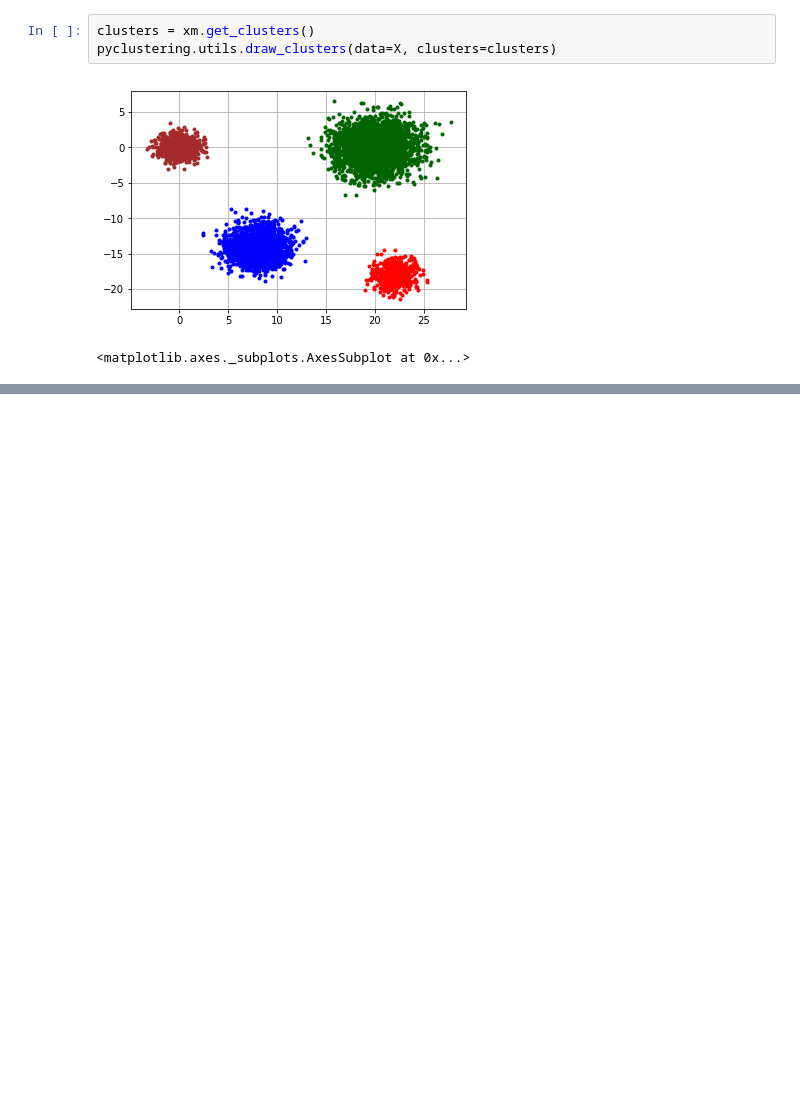
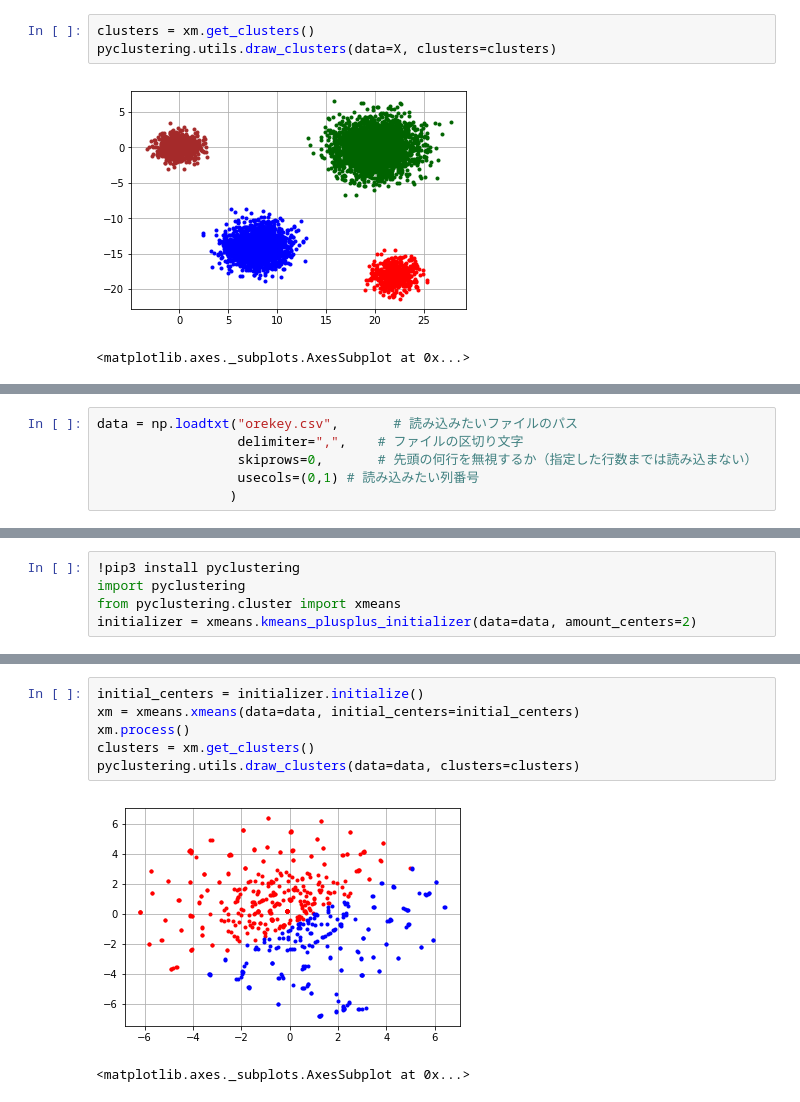
Before and after one commit to yoshichikaGithub/test, a Jupyter notebook: xmeans.ipynb, the cells around one changed output, grey strips where cells are left out. Drawn from its saved outputs; the diff is of its cells as text; blank space fills up the shorter version.

```diff
--- a/xmeans.ipynb
+++ b/xmeans.ipynb
@@ -90,0 +104,6 @@ pyclustering.utils.draw_clusters(data=X, clusters=clusters)
+# %%
+data = np.loadtxt("orekey.csv",       # 読み込みたいファイルのパス
+                  delimiter=",",    # ファイルの区切り文字
+                  skiprows=0,       # 先頭の何行を無視するか（指定した行数までは読み込まない）
+                  usecols=(0,1) # 読み込みたい列番号
+                 )
@@ -90,0 +134,5 @@ pyclustering.utils.draw_clusters(data=X, clusters=clusters)
+# %%
+!pip3 install pyclustering
+import pyclustering
+from pyclustering.cluster import xmeans
+initializer = xmeans.kmeans_plusplus_initializer(data=data, amount_centers=2)
@@ -90,0 +152,9 @@ pyclustering.utils.draw_clusters(data=X, clusters=clusters)
+# %%
+initial_centers = initializer.initialize()
+xm = xmeans.xmeans(data=data, initial_centers=initial_centers)
+xm.process()
+clusters = xm.get_clusters()
+pyclustering.utils.draw_clusters(data=data, clusters=clusters)
+# %% [output]
+[figure, added]
+<matplotlib.axes._subplots.AxesSubplot at 0x...>
```
Also changed, not shown: parts of 6 cells of this notebook.
